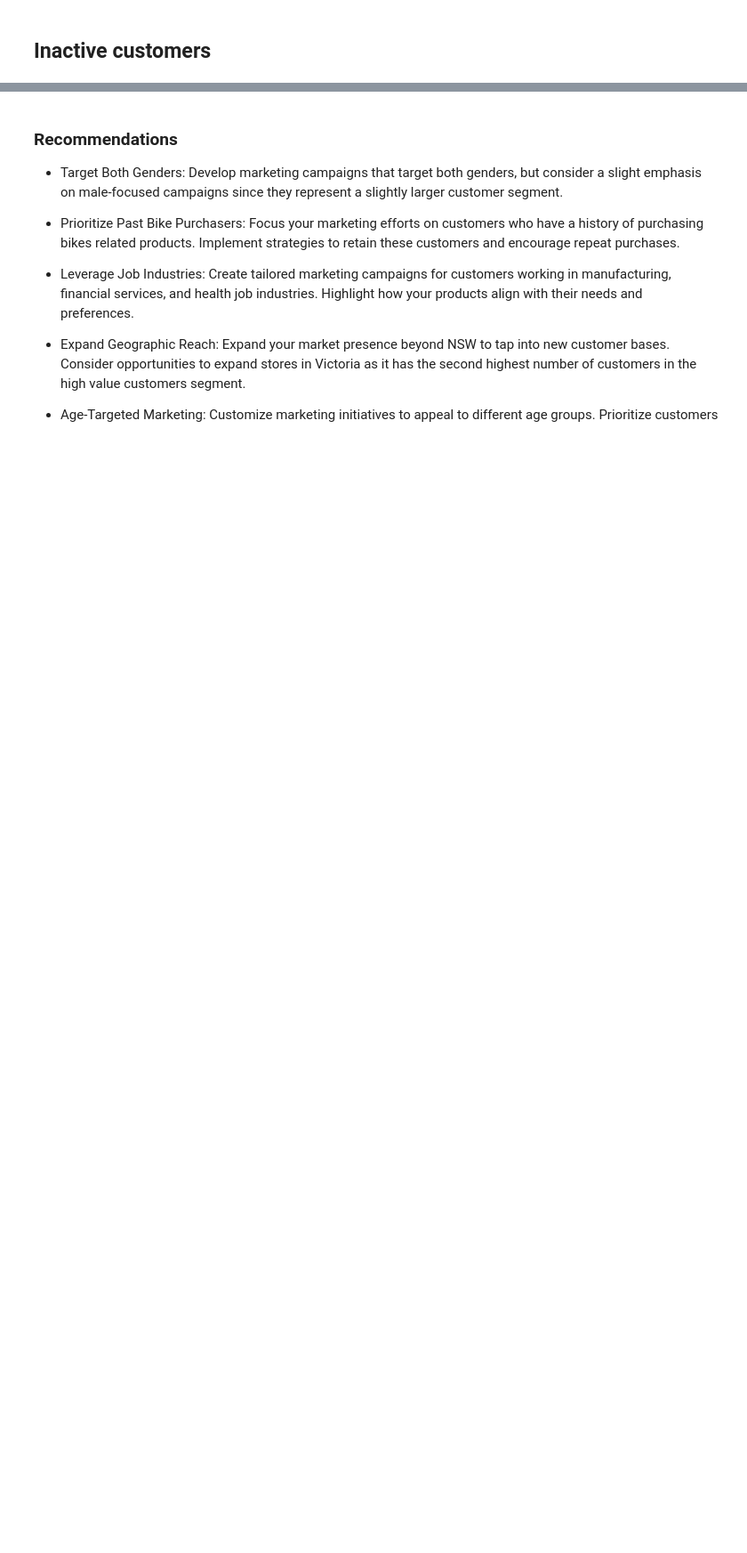
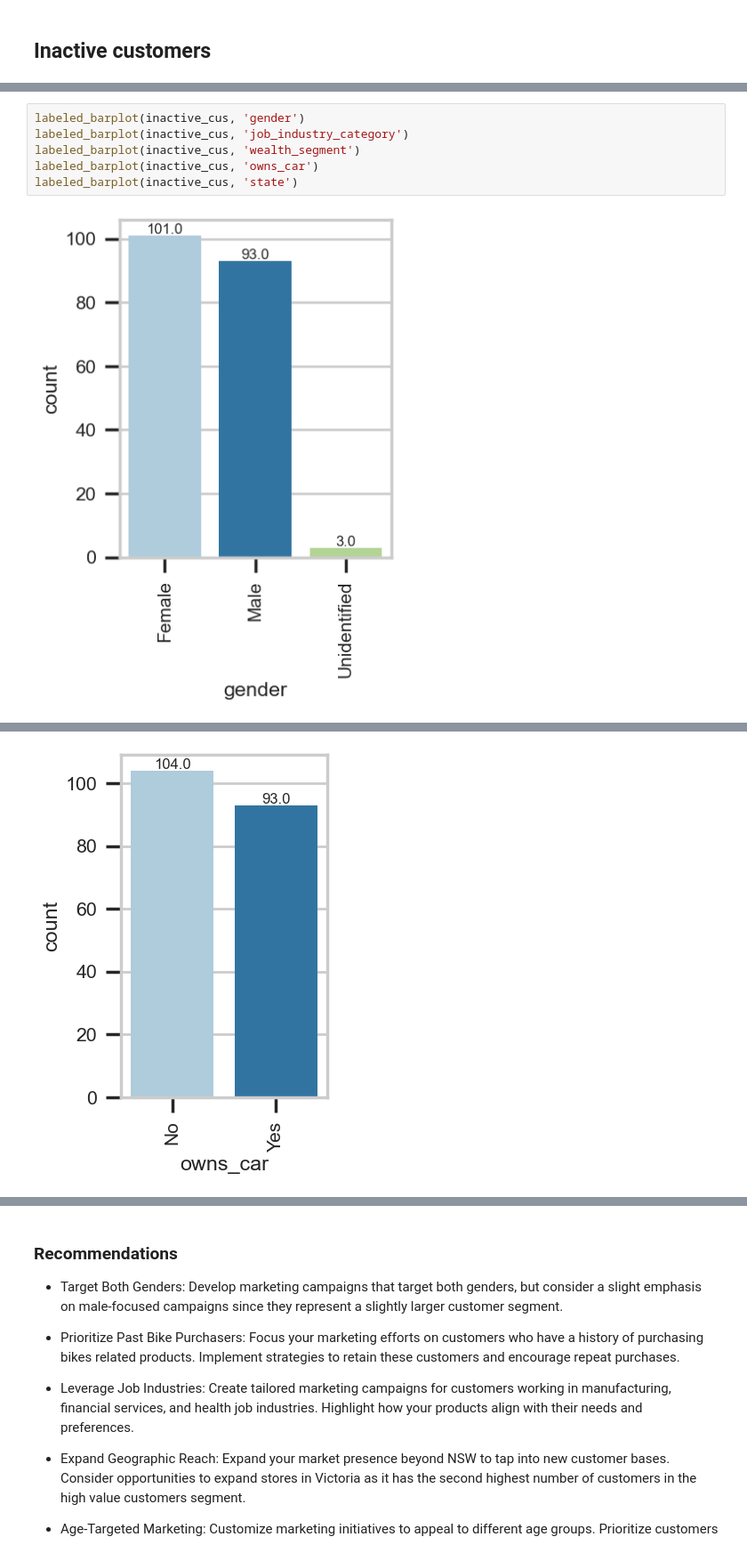
Before and after one commit to nicolle-chm/KPMG_VirtualInternship, a Jupyter notebook: t2_ClusterAnalysis.ipynb, the cells around one changed output, grey strips where cells are left out. Shown at 89% size. Cells and saved outputs as stored; diff of their text form; blank space fills up the shorter version.

```diff
--- a/t2_ClusterAnalysis.ipynb
+++ b/t2_ClusterAnalysis.ipynb
@@ -1634,0 +1643,8 @@ Name: proportion, dtype: float64
+# %%
+labeled_barplot(inactive_cus, 'gender')
+labeled_barplot(inactive_cus, 'job_industry_category')
+labeled_barplot(inactive_cus, 'wealth_segment')
+labeled_barplot(inactive_cus, 'owns_car')
+labeled_barplot(inactive_cus, 'state')
+# %% [output]
+[figure, added]
@@ -1634,0 +1653 @@ Name: proportion, dtype: float64
+[figure, added]
```
Also changed, not shown: parts of 29 cells of this notebook.
